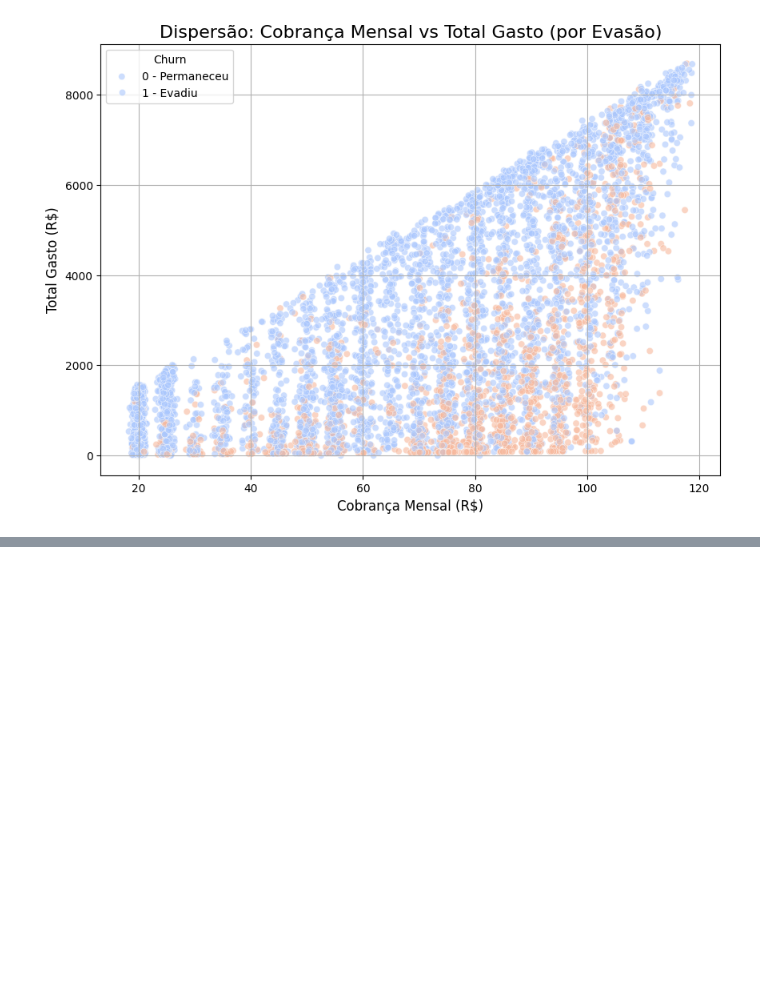
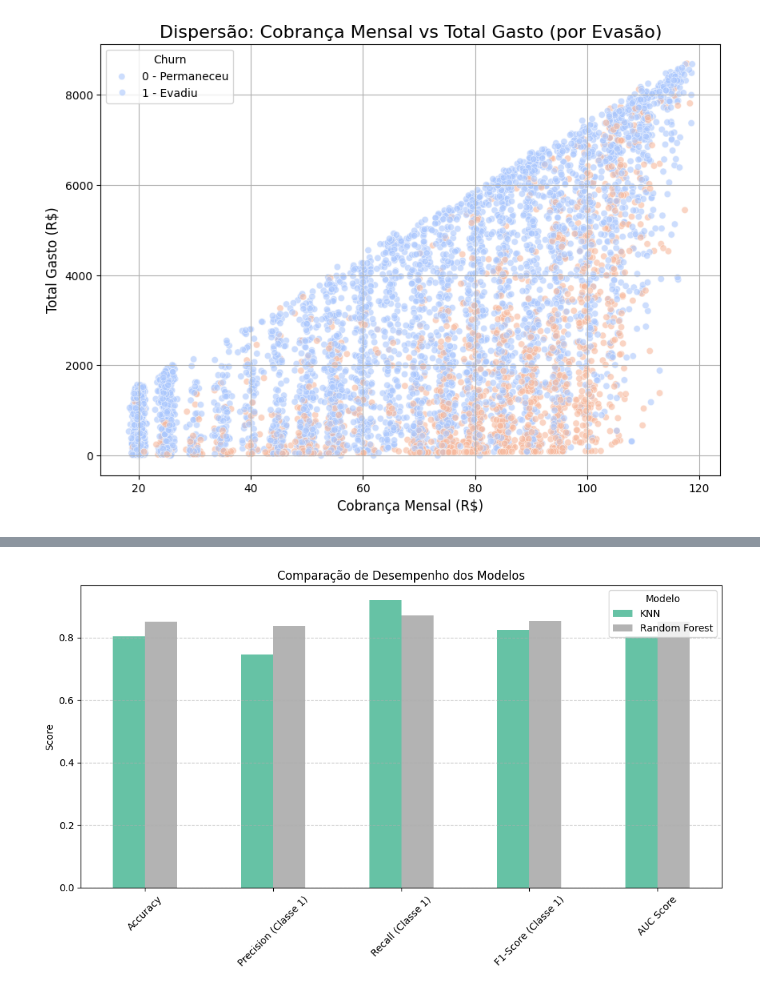
Before and after one commit to TheGabrielVieira/challenge3-data-science-part2, a Jupyter notebook: ML_TelecomX_BR.ipynb, the cells around one changed output, grey strips where cells are left out. Cells and saved outputs as stored; diff of their text form; code cells hidden in the pictures; blank space fills up the shorter version.

```diff
--- a/ML_TelecomX_BR.ipynb
+++ b/ML_TelecomX_BR.ipynb
@@ -325,0 +609,13 @@ plt.show()
+# %%
+import matplotlib.pyplot as plt
+
+df_comparacao.T.plot(kind='bar', figsize=(10,6), colormap='Set2')
+plt.title('Comparação de Desempenho dos Modelos')
+plt.ylabel('Score')
+plt.xticks(rotation=45)
+plt.grid(axis='y', linestyle='--', alpha=0.7)
+plt.legend(title='Modelo')
+plt.tight_layout()
+plt.show()
+# %% [output]
+[figure, added]
```
Also changed, not shown: parts of 40 cells of this notebook.
